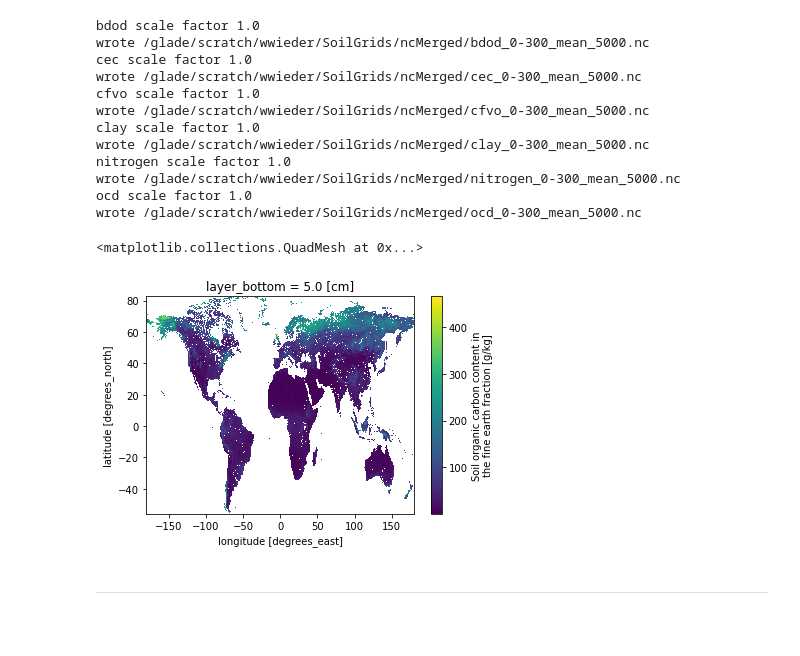
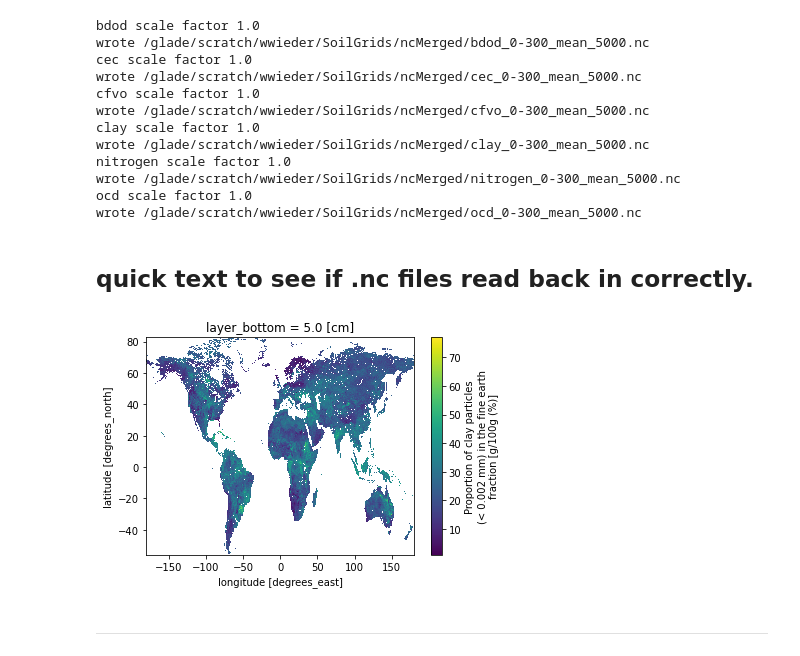
Before and after one commit to wwieder/ctsm_py, a Jupyter notebook: notebooks/tiff2nc.ipynb, the cells around one changed output. Drawn from its saved outputs; the diff is of its cells as text; code cells hidden in the pictures; blank space fills up the shorter version.

Commit message:
rendered correctly

```diff
--- a/notebooks/tiff2nc.ipynb
+++ b/notebooks/tiff2nc.ipynb
@@ -186,10 +184,12 @@ wrote /glade/scratch/wwieder/SoilGrids/ncMerged/ocd_0-300_mean_5000.nc
+# %% [markdown]
+## quick text to see if .nc files read back in correctly.
 # %%
+fout = '/glade/scratch/wwieder/SoilGrids/ncMerged/' + var +"_0-300_mean_5000.nc"
 fout
 ds = xr.open_dataset(fout)
-ds.soc.isel(layer_bottom=0).plot() ;
+ds[var].isel(layer_bottom=0).plot() ;
 # %% [output]
-<matplotlib.collections.QuadMesh at 0x...>
-[figure, old version]
+[figure, new version]
 # %% [markdown]
 ---------------
 # %%
```
Also changed, not shown: parts of 2 cells of this notebook.
